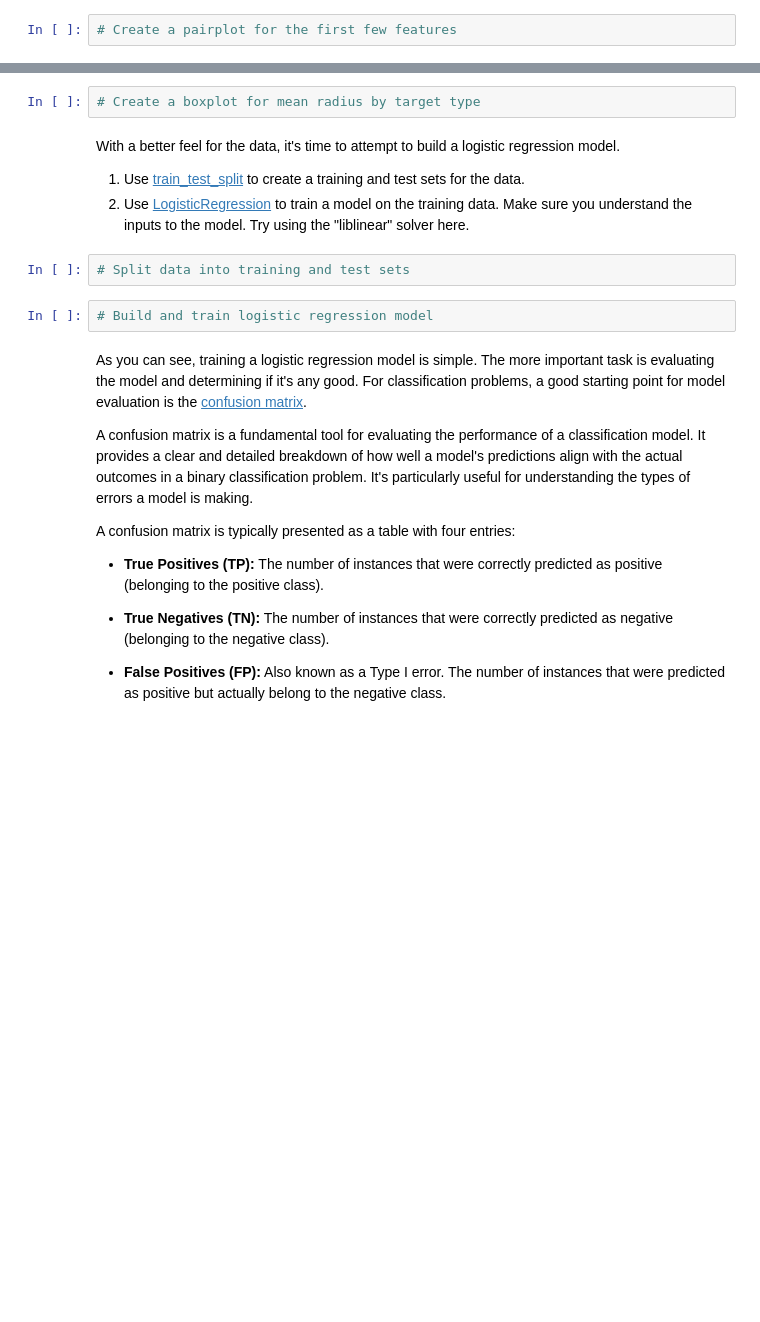
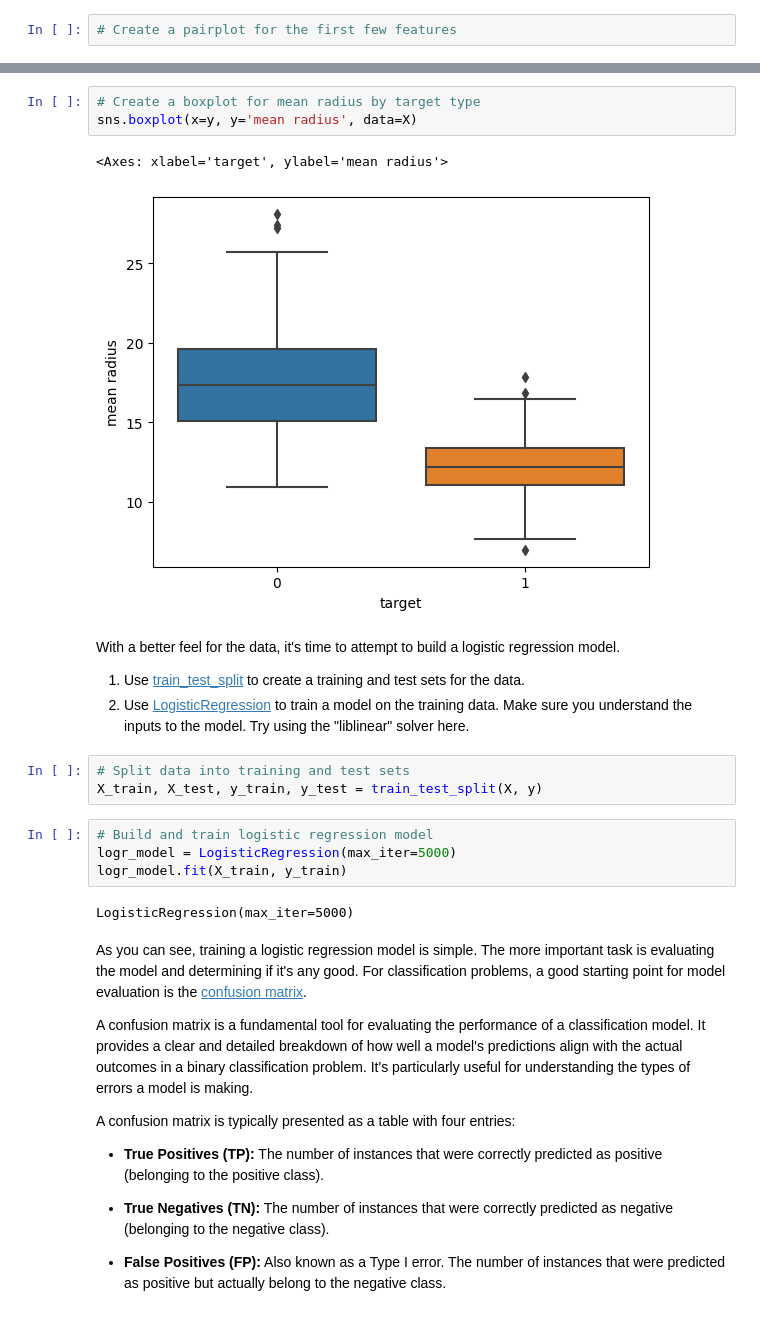
Before and after one commit to bdh777psu/UCSD-MLEBootcamp-Projects, a Jupyter notebook: Student_MLE_MiniProject_Logistic_Regression.ipynb, the cells around one changed output, grey strips where cells are left out. Drawn from its saved outputs; the diff is of its cells as text; blank space fills up the shorter version.

```diff
--- a/Student_MLE_MiniProject_Logistic_Regression.ipynb
+++ b/Student_MLE_MiniProject_Logistic_Regression.ipynb
@@ -100,5 +105,9 @@ X.describe()
 # %%
 # Create a boxplot for mean radius by target type
+sns.boxplot(x=y, y='mean radius', data=X)
+# %% [output]
+<Axes: xlabel='target', ylabel='mean radius'>
+[figure, added]
 # %% [markdown]
 With a better feel for the data, it's time to attempt to build a logistic regression model.
 
@@ -106,8 +115,13 @@ With a better feel for the data, it's time to attempt to build a logistic regres
 2. Use [LogisticRegression](https://scikit-learn.org/stable/modules/generated/sklearn.linear_model.LogisticRegression.html) to train a model on the training data. Make sure you understand the inputs to the model. Try using the "liblinear" solver here.
 # %%
 # Split data into training and test sets
+X_train, X_test, y_train, y_test = train_test_split(X, y)
 # %%
 # Build and train logistic regression model
+logr_model = LogisticRegression(max_iter=5000)
+logr_model.fit(X_train, y_train)
+# %% [output]
+LogisticRegression(max_iter=5000)
 # %% [markdown]
 As you can see, training a logistic regression model is simple. The more important task is evaluating the model and determining if it's any good. For classification problems, a good starting point for model evaluation is the [confusion matrix](https://scikit-learn.org/stable/modules/generated/sklearn.metrics.confusion_matrix.html).
 
```
Also changed, not shown: parts of 10 cells of this notebook.
